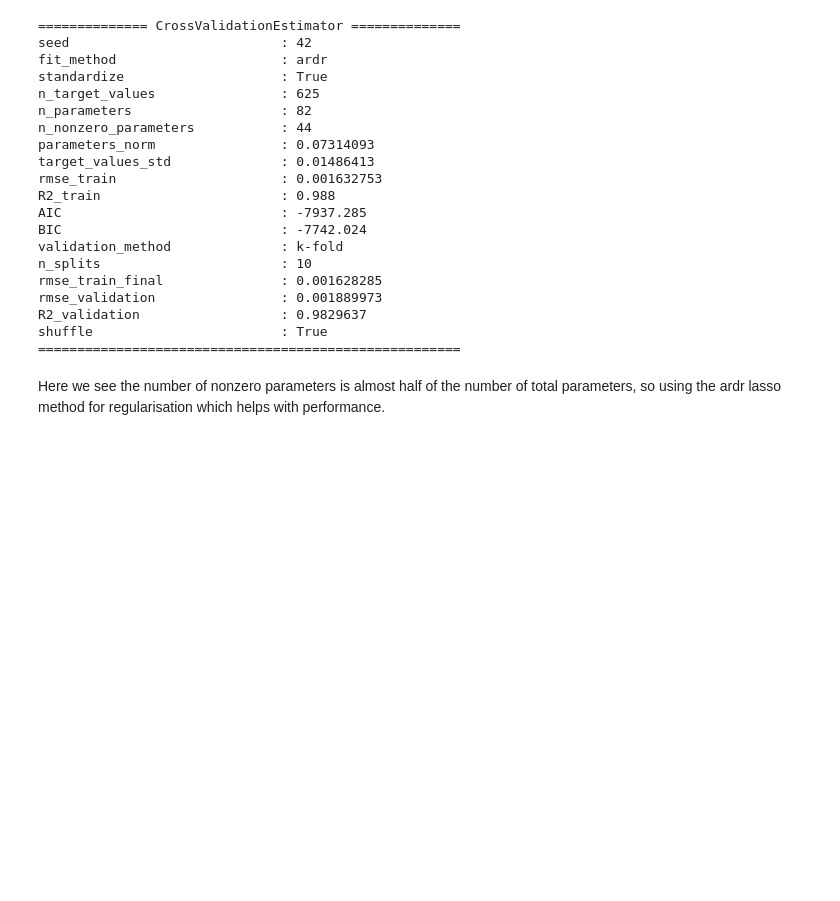
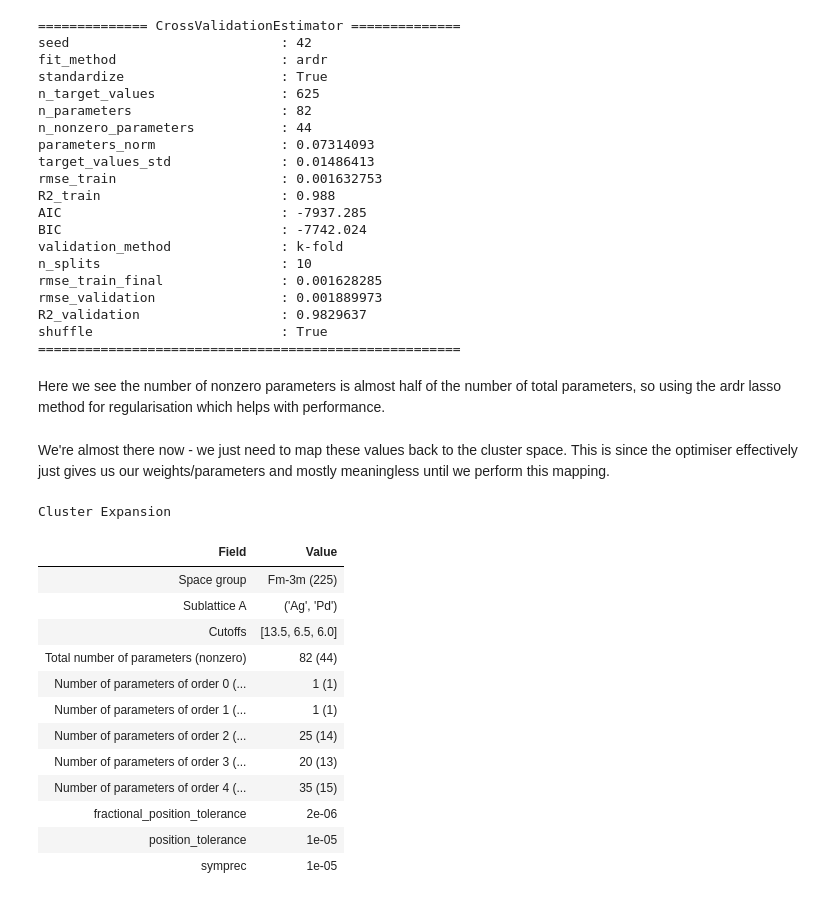
Before and after one commit to m-crabb/msc-dissertation-dnfs, a Jupyter notebook: notebooks/icet_agpb_tutorial.ipynb, the cells around one changed output. Saved outputs shown, nothing was run; the diff lists cells and outputs as text; code cells hidden in the pictures; blank space fills up the shorter version.

```diff
--- a/notebooks/icet_agpb_tutorial.ipynb
+++ b/notebooks/icet_agpb_tutorial.ipynb
@@ -113,3 +113,25 @@ shuffle                        : True
 ======================================================
 # %% [markdown]
 Here we see the number of nonzero parameters is almost half of the number of total parameters, so using the ardr lasso method for regularisation which helps with performance.
+# %% [markdown]
+We're almost there now - we just need to map these values back to the cluster space. This is since the optimiser effectively just gives us our weights/parameters and mostly meaningless until we perform this mapping.
+# %%
+ce = ClusterExpansion(
+    cluster_space=cs, parameters=opt.parameters, metadata=opt.summary)
+display(ce)
+ce.write('mixing_energy.ce')
+# %% [output]
+Cluster Expansion
+| Field | Value |
+| Space group | Fm-3m (225) |
+| Sublattice A | ('Ag', 'Pd') |
+| Cutoffs | [13.5, 6.5, 6.0] |
+| Total number of parameters (nonzero) | 82 (44) |
+| Number of parameters of order 0 (... | 1 (1) |
+| Number of parameters of order 1 (... | 1 (1) |
+| Number of parameters of order 2 (... | 25 (14) |
+| Number of parameters of order 3 (... | 20 (13) |
+| Number of parameters of order 4 (... | 35 (15) |
+| fractional_position_tolerance | 2e-06 |
+| position_tolerance | 1e-05 |
+| symprec | 1e-05 |
```
Also changed, not shown: parts of 18 cells of this notebook, 4 other files.
